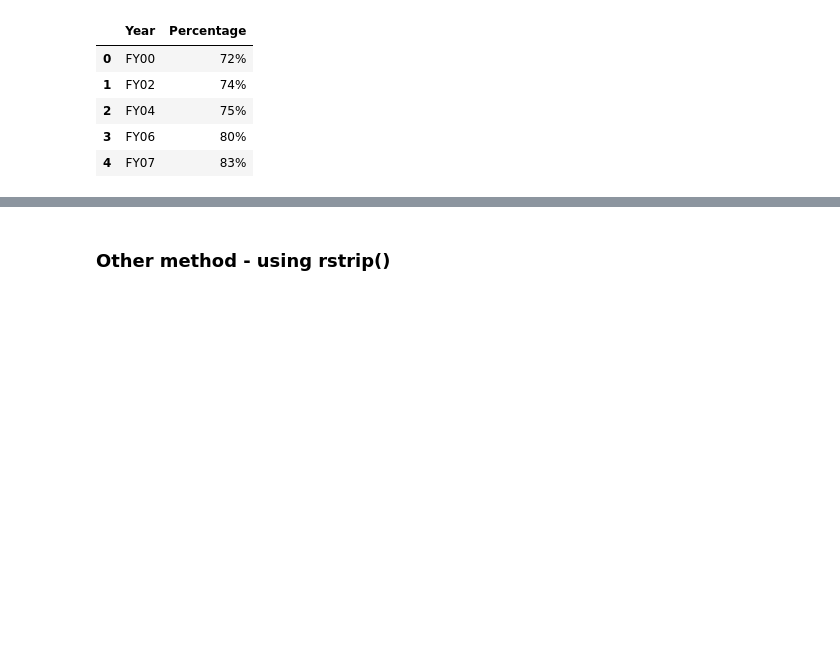
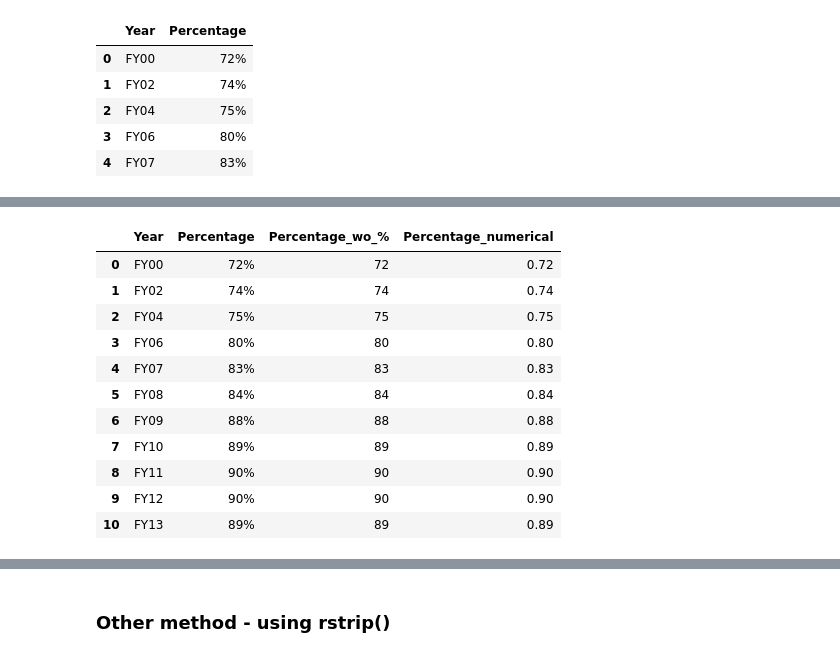
Before and after one commit to DylanSui799/UCBBootCampWork, a Jupyter notebook: 01-Sessions/04-Data-Analysis-Pandas/3/Activities/07-Ins_Intro_to_Bugfixing/Solved/intro_to_bugfixing_solution.ipynb, the cells around one changed output, grey strips where cells are left out. Cells and saved outputs as stored; diff of their text form; code cells hidden in the pictures; blank space fills up the shorter version.

```diff
--- a/01-Sessions/04-Data-Analysis-Pandas/3/Activities/07-Ins_Intro_to_Bugfixing/Solved/intro_to_bugfixing_solution.ipynb
+++ b/01-Sessions/04-Data-Analysis-Pandas/3/Activities/07-Ins_Intro_to_Bugfixing/Solved/intro_to_bugfixing_solution.ipynb
@@ -14,3 +14,5 @@ veterans_df.head()
 | 2 | FY04 | 75% |
 | 3 | FY06 | 80% |
 | 4 | FY07 | 83% |
+# %%
+veterans_df['Percentage_wo_%'] = veterans_df['Percentage'].str.replace('%', '')
@@ -16,0 +34,17 @@ veterans_df.head()
+# %%
+veterans_df["Percentage_numerical"]= veterans_df['Percentage_wo_%'].astype('float')/100
+# %%
+veterans_df
+# %% [output]
+|  | Year | Percentage | Percentage_wo_% | Percentage_numerical |
+| 0 | FY00 | 72% | 72 | 0.72 |
+| 1 | FY02 | 74% | 74 | 0.74 |
+| 2 | FY04 | 75% | 75 | 0.75 |
+| 3 | FY06 | 80% | 80 | 0.80 |
+| 4 | FY07 | 83% | 83 | 0.83 |
+| 5 | FY08 | 84% | 84 | 0.84 |
+| 6 | FY09 | 88% | 88 | 0.88 |
+| 7 | FY10 | 89% | 89 | 0.89 |
+| 8 | FY11 | 90% | 90 | 0.90 |
+| 9 | FY12 | 90% | 90 | 0.90 |
+| 10 | FY13 | 89% | 89 | 0.89 |
```
Also changed, not shown: parts of 6 cells of this notebook, 2 other files.
